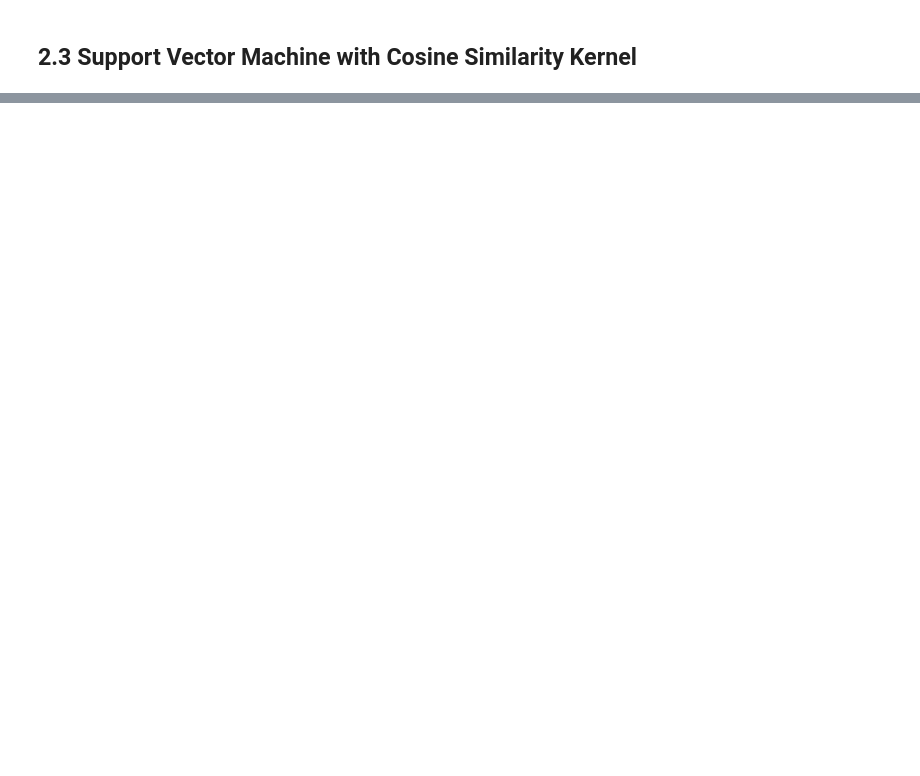
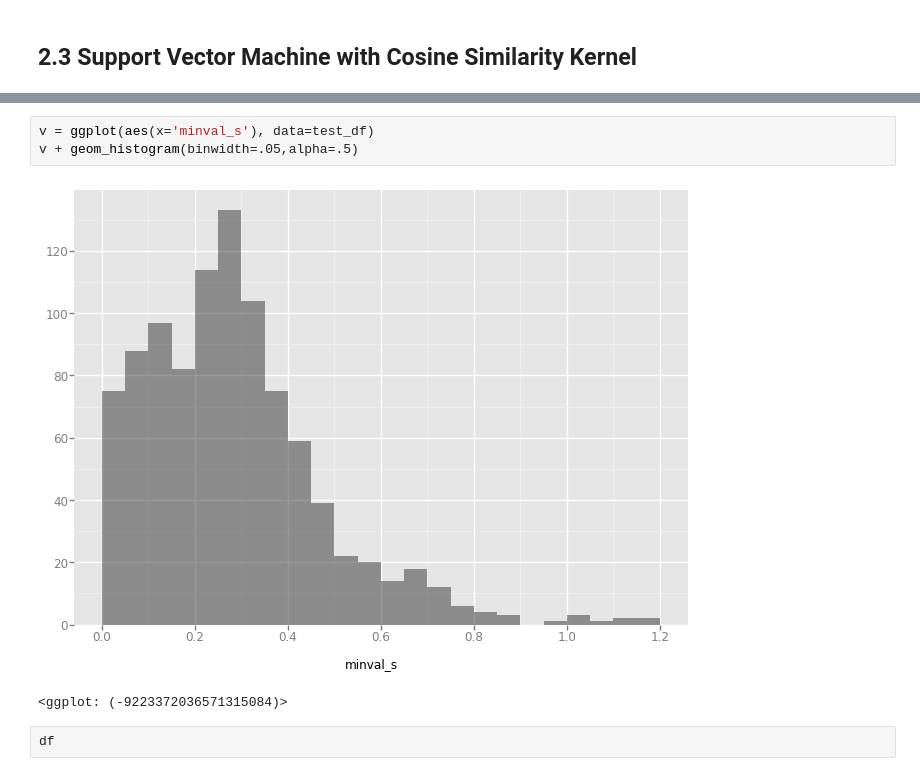
Before and after one commit to olivergraeser/hk01, a Jupyter notebook: TextClassifier-ChineseFragments.ipynb, the cells around one changed output, grey strips where cells are left out. Drawn from its saved outputs; the diff is of its cells as text; blank space fills up the shorter version.

```diff
--- a/TextClassifier-ChineseFragments.ipynb
+++ b/TextClassifier-ChineseFragments.ipynb
@@ -350,0 +383,8 @@ The following text was classified as 足球, but labelled as 梁振英:
+# %%
+v = ggplot(aes(x='minval_s'), data=test_df)
+v + geom_histogram(binwidth=.05,alpha=.5)
+# %% [output]
+[figure, added]
+<ggplot: (-9223372036571315084)>
+# %%
+df
```
Also changed, not shown: parts of 26 cells of this notebook, 1 other file.
